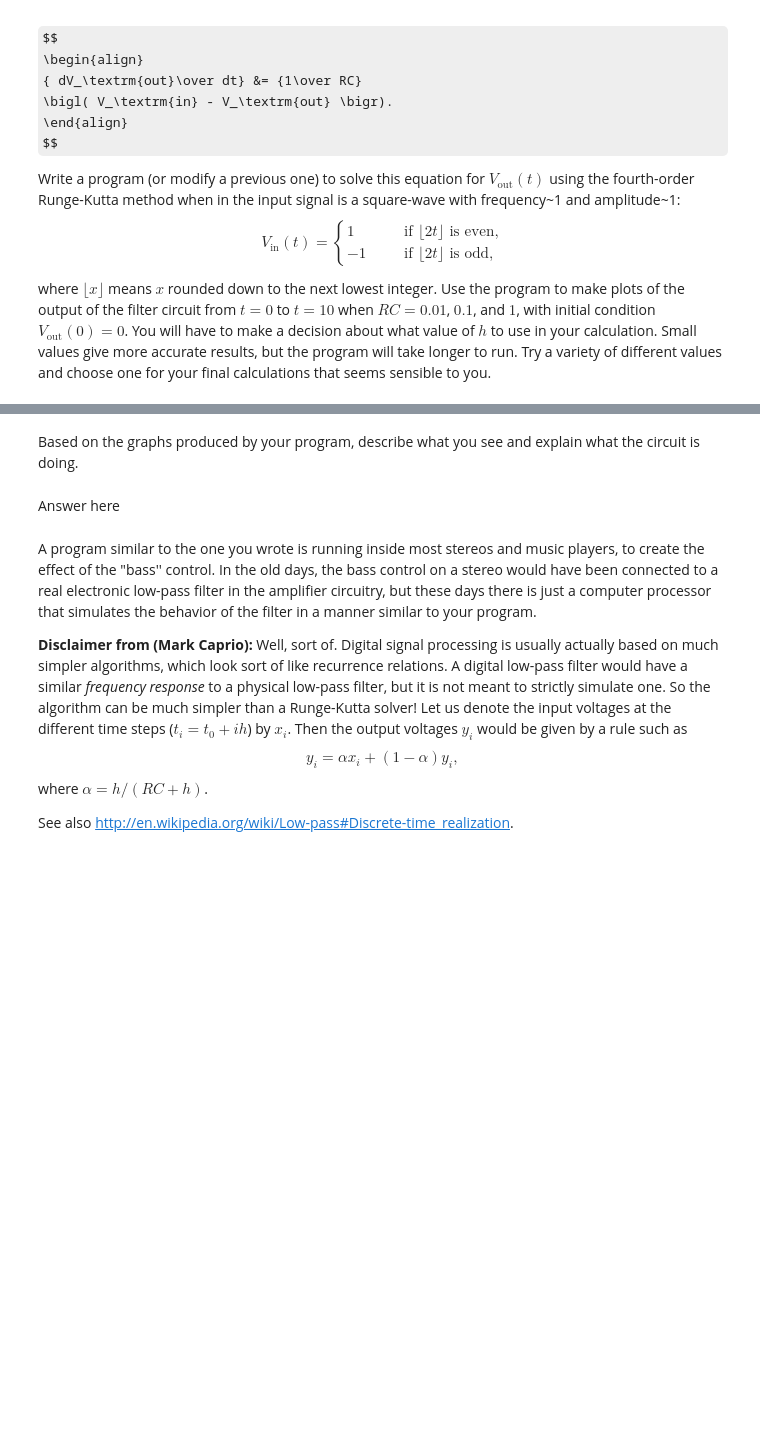
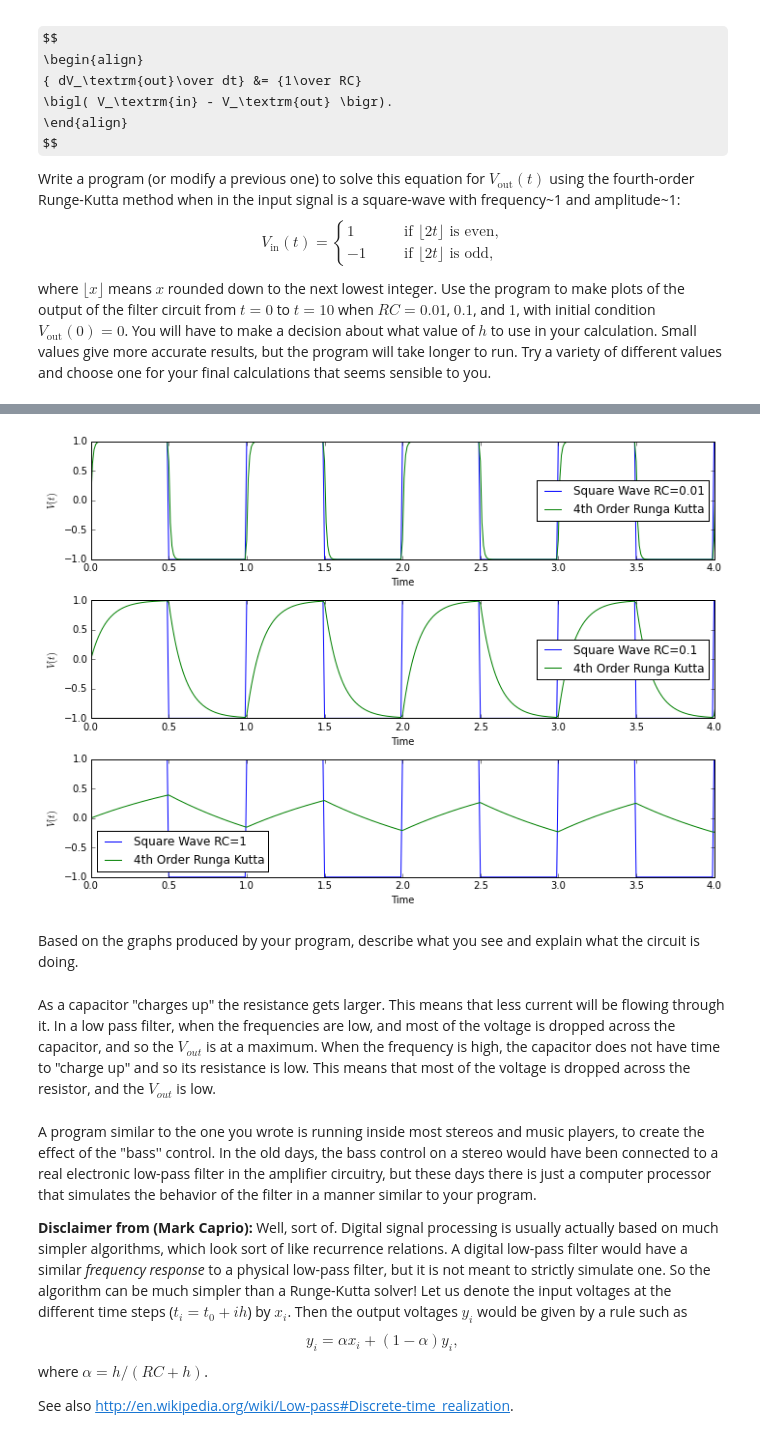
Before and after one commit to Ashardalon125/Weekly-Sessions_partII, a Jupyter notebook: Weekly_Session_9.ipynb, the cells around one changed output, grey strips where cells are left out. Saved outputs shown, nothing was run; the diff lists cells and outputs as text; code cells hidden in the pictures; some formulas as TeX source; blank space fills up the shorter version.

```diff
--- a/Weekly_Session_9.ipynb
+++ b/Weekly_Session_9.ipynb
@@ -441,10 +456,75 @@ sensible to you.
+# %%
+def dVout (Vout, t, RC, square_wave):
+    return ((square_wave(t)-Vout)/RC)
+
+def circuit_Solve (f,x,interval,steps,RC):
+    (a,b) = interval
+    h = (b-a)/(steps)
+    ypoints = np.arange(a,b,h)
+    xpoints = []
+
+    for y in ypoints:
+        xpoints.append(x)
+        k1 = h*f(RC,square_wave(y),x)
+        k2 = h*f(RC,square_wave(y)+0.5*k1,x+0.5*h)
+        k3 = h*f(RC,square_wave(y)+0.5*k2,x+0.5*h)
+        k4 = h*f(RC,square_wave(y+k3),x+h)
+        x += (k1+2*k2+2*k3+k4)/6
+
+    return xpoints, ypoints
+
+# Constant Block
+RC = 0.01 # Resistance and capacitance multiplied together
+Vout = 0 # Sets initial outgoing voltage
+t1 = 0 # Sets initial time
+t2 = 10 # Sets end time
+N = 1000 # Sets number of steps to take
+
+# Generate Data set
+x , y = solve(dVout,Vout,(t1,t2),N,4,RC,square_wave)
+
+plt.matplotlib.rcParams['figure.figsize'] = [10,7]
+# Generate plots
+plt.subplot(3,1,1)
+plt.plot(time,ysample, label="Square Wave RC=0.01")
+plt.xlim(0,4)
+plt.xlabel("Time")
+plt.ylabel("$V(t)$")
+plt.plot(y,x, label="4th Order Runga Kutta")
+plt.legend(loc='best')
+
+
+RC = 0.1
+x , y = solve(dVout,Vout,(t1,t2),N,4,RC,square_wave)
+plt.subplot(3,1,2)
+plt.plot(time,ysample, label="Square Wave RC=0.1")
+plt.xlim(0,4)
+plt.xlabel("Time")
+plt.ylabel("$V(t)$")
+plt.plot(y,x,label="4th Order Runga Kutta")
+plt.legend(loc='best')
+
+RC = 1
+x , y = solve(dVout,Vout,(t1,t2),N,4,RC,square_wave)
+plt.subplot(3,1,3)
+plt.plot(time,ysample, label="Square Wave RC=1")
+plt.xlim(0,4)
+plt.xlabel("Time")
+plt.ylabel("$V(t)$")
+plt.plot(y,x,label="4th Order Runga Kutta")
+plt.legend(loc='best')
+
+plt.tight_layout()
+plt.show()
+# %% [output]
+[figure, added]
 # %% [markdown]
 Based on the graphs produced by your program, describe what you see
   and explain what the circuit is doing.
-# %% [markdown]
-<div class=answer>
-<div/>
-Answer here
+# %% [markdown]
+<div class=answer>
+<div/>
+As a capacitor "charges up" the resistance gets larger.  This means that less current will be flowing through it.  In a low pass filter, when the frequencies are low, and most of the voltage is dropped across the capacitor, and so the $V_{out}$ is at a maximum.  When the frequency is high, the capacitor does not have time to "charge up" and so its resistance is low.  This means that most of the voltage is dropped across the resistor, and the $V_{out}$ is low.
 # %% [markdown]
 A program similar to the one you wrote is running inside most stereos and music players, to create the effect of the "bass'' control.  In the old days, the bass control on a stereo would have been connected to a real
 electronic low-pass filter in the amplifier circuitry, but these days there is just a computer processor that simulates the behavior of the filter in a
```
Also changed, not shown: parts of 6 cells of this notebook.
